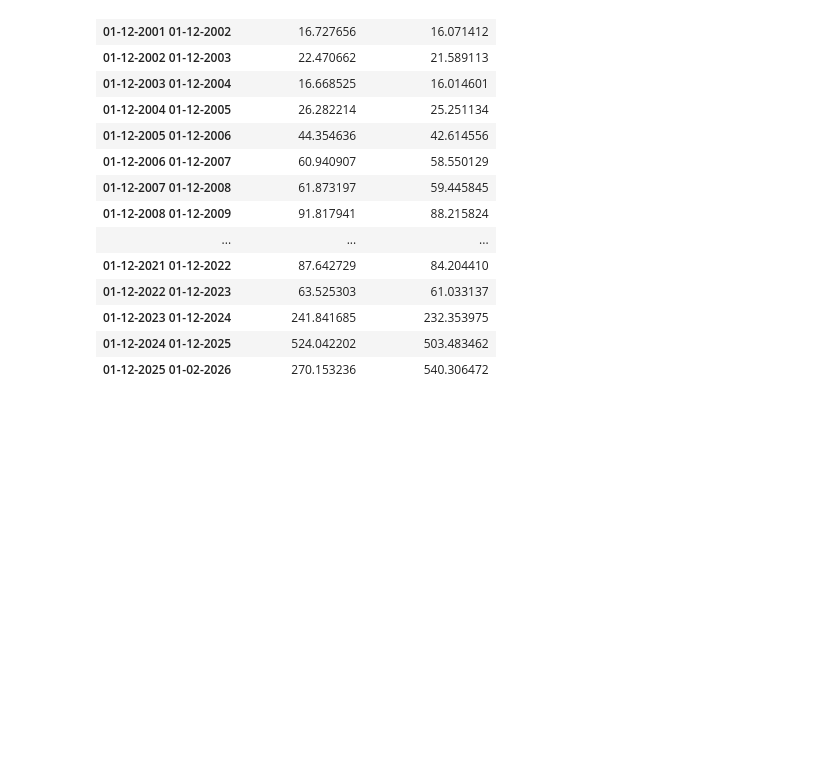
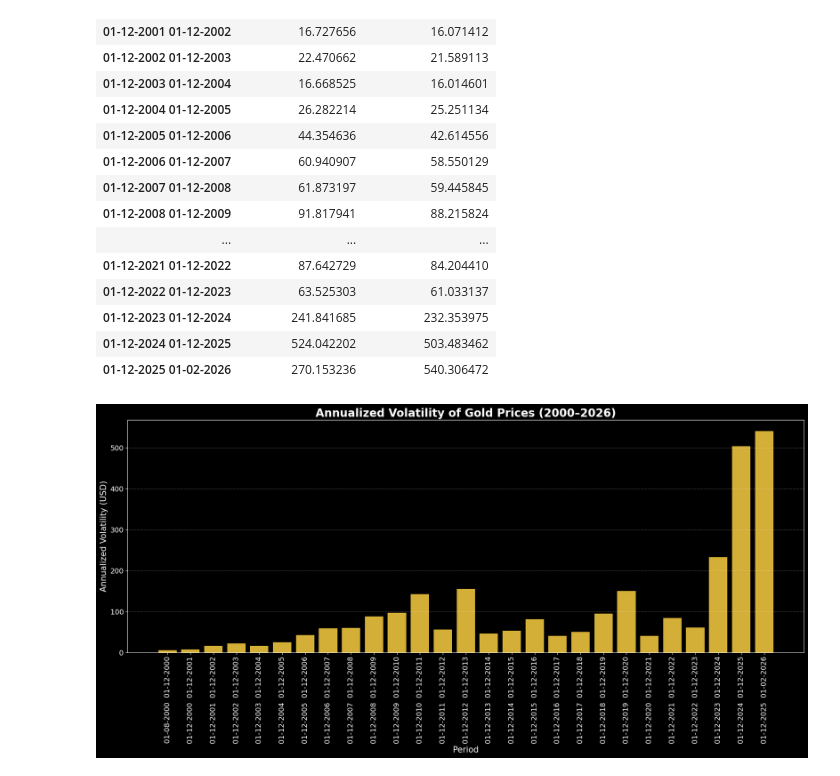
Before and after one commit to younesbensaid/Data-Analysis-portfolio, a Jupyter notebook: gold-price-analysis Aug 2000 - Fev 2026/XAUUSD_Analysis.ipynb, the cells around one changed output. Cells and saved outputs as stored; diff of their text form; code cells hidden in the pictures; blank space fills up the shorter version.

```diff
--- a/gold-price-analysis Aug 2000 - Fev 2026/XAUUSD_Analysis.ipynb
+++ b/gold-price-analysis Aug 2000 - Fev 2026/XAUUSD_Analysis.ipynb
@@ -375,3 +379,27 @@ volatility_display
 | 01-12-2023 01-12-2024 | 241.841685 | 232.353975 |
 | 01-12-2024 01-12-2025 | 524.042202 | 503.483462 |
 | 01-12-2025 01-02-2026 | 270.153236 | 540.306472 |
+# %%
+plt.style.use('dark_background')
+
+plt.figure(figsize=(18,9))
+
+plt.bar(
+    volatility_display.index,
+    volatility_display['Annualized Volatility'],
+    color='#D4AF37'
+)
+
+plt.xticks(rotation=90, fontsize=13)
+plt.yticks(fontsize=13)
+
+plt.title('Annualized Volatility of Gold Prices (2000–2026)', fontsize=20, weight='bold')
+plt.ylabel('Annualized Volatility (USD)', fontsize=15)
+plt.xlabel('Period', fontsize=15)
+
+plt.grid(axis='y', linestyle='--', alpha=0.3)
+
+plt.tight_layout()
+plt.show()
+# %% [output]
+[figure, added]
```
Also changed, not shown: parts of 4 cells of this notebook.
